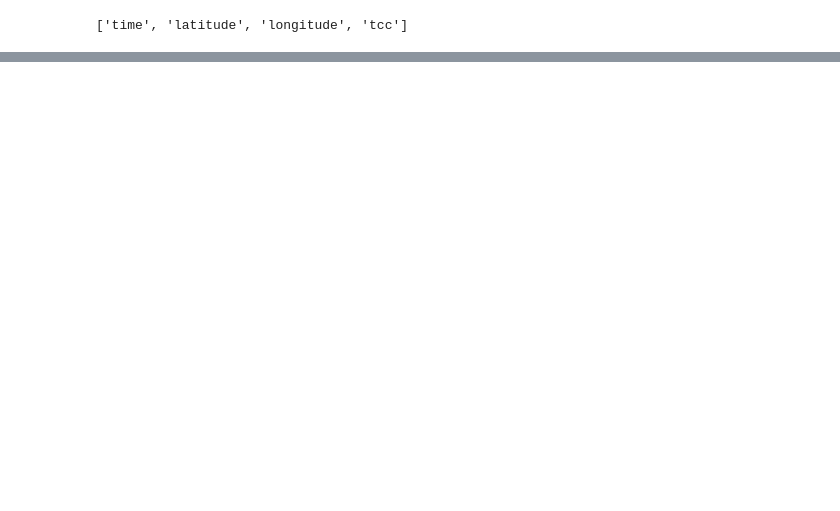
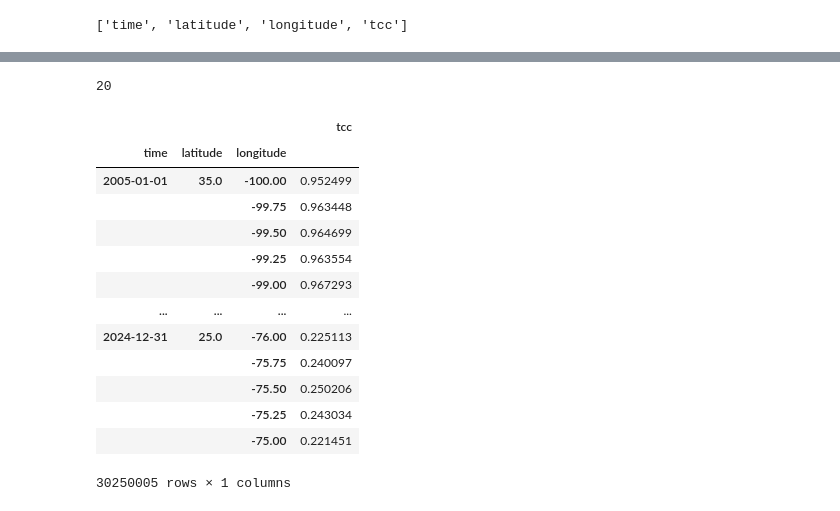
Before and after one commit to htluu-ucsd/NaturalDisasterProject, a Jupyter notebook: downsampling.ipynb, the cells around one changed output, grey strips where cells are left out. Saved outputs shown, nothing was run; the diff lists cells and outputs as text; code cells hidden in the pictures; blank space fills up the shorter version.

```diff
--- a/downsampling.ipynb
+++ b/downsampling.ipynb
@@ -98,0 +93,4 @@ df.head()#['hour'] = df
+# %%
+gc.collect()
+# %% [output]
+20
@@ -99,2 +99,18 @@ df.head()#['hour'] = df
 # %%
-df.groupby(coordinates, sort=False)[data_variables].mean().reset_index()
+downsampled_df = df.groupby(indices, sort=False)[data_vars].mean()#.reset_index()
+downsampled_df
+# %% [output]
+|  |  |  | tcc |
+| time | latitude | longitude |  |
+| 2005-01-01 | 35.0 | -100.00 | 0.952499 |
+|  |  | -99.75 | 0.963448 |
+|  |  | -99.50 | 0.964699 |
+|  |  | -99.25 | 0.963554 |
+|  |  | -99.00 | 0.967293 |
+| ... | ... | ... | ... |
+| 2024-12-31 | 25.0 | -76.00 | 0.225113 |
+|  |  | -75.75 | 0.240097 |
+|  |  | -75.50 | 0.250206 |
+|  |  | -75.25 | 0.243034 |
+|  |  | -75.00 | 0.221451 |
+30250005 rows × 1 columns
```
Also changed, not shown: parts of 27 cells of this notebook.
